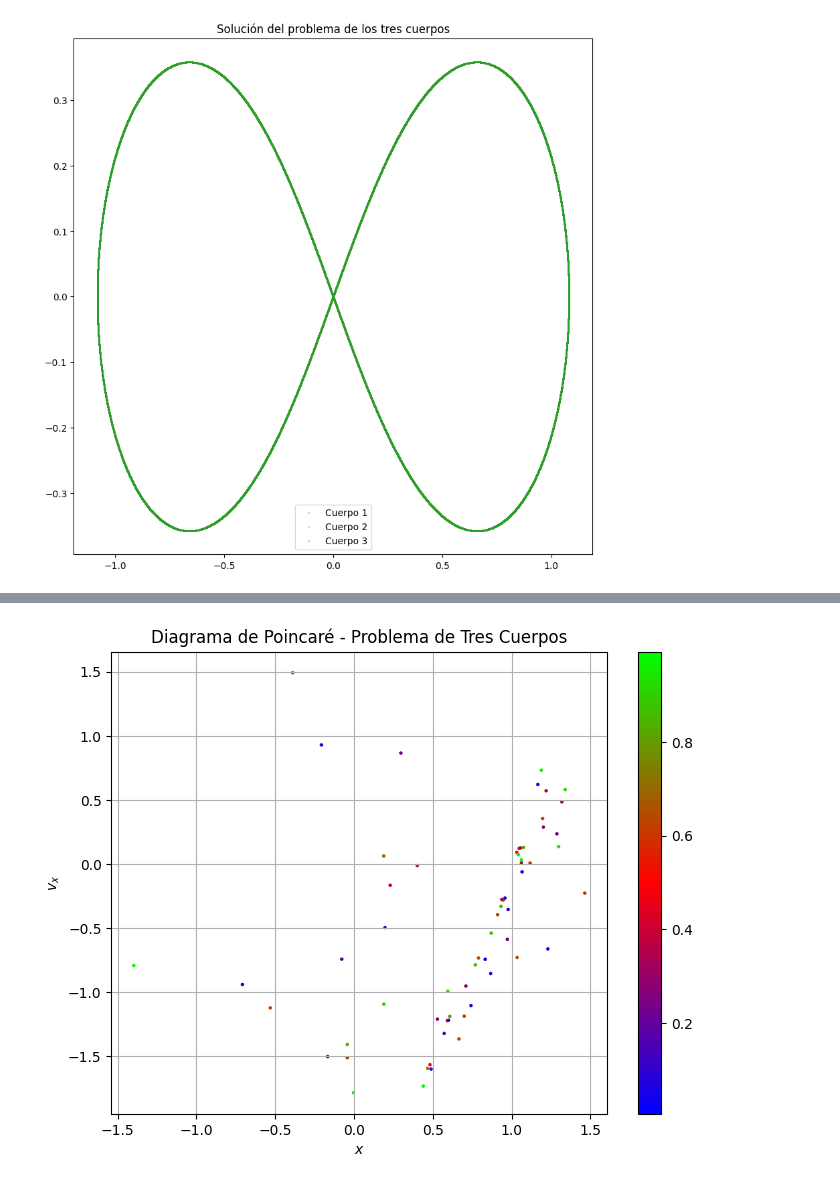
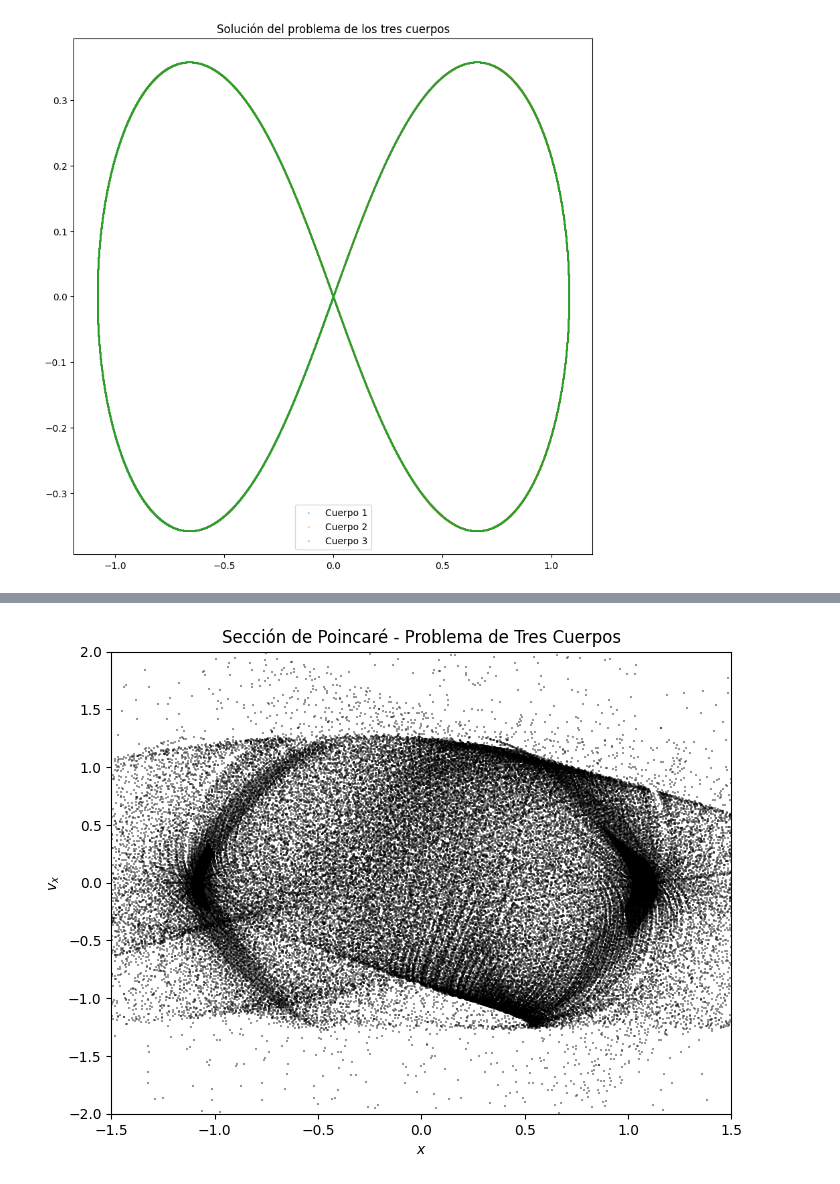
Before and after one commit to Another-DevX/Metodos-computacionales, a Jupyter notebook: proyecto/tres_cuerpos.ipynb, the cells around one changed output, grey strips where cells are left out. Cells and saved outputs as stored; diff of their text form; code cells hidden in the pictures.

```diff
--- a/proyecto/tres_cuerpos.ipynb
+++ b/proyecto/tres_cuerpos.ipynb
@@ -573,24 +574,23 @@ KeyboardInterrupt:
 # %%
 def plot_poincare_from_csv(filename="poincare_data.csv", x_range=(-2, 2), vx_range=(-2, 2)):
     """
     Carga datos de un CSV y grafica la sección de Poincaré.
     """
     df = pd.read_csv(filename)
-    df["color"] = np.random.uniform(0, 1, len(df))
-    df_filtered = df
+
     df_filtered = df[(df["x"] >= x_range[0]) & (df["x"] <= x_range[1]) &
                      (df["vx"] >= vx_range[0]) & (df["vx"] <= vx_range[1])]
 
     plt.figure(figsize=(8, 6))
-    scatter = plt.scatter(df_filtered["x"], df_filtered["vx"], c=df_filtered["color"], cmap="brg", marker=".", s=25, edgecolor='none')
-    cbar = plt.colorbar(scatter)
+    plt.scatter(df_filtered["x"], df_filtered["vx"] , marker='+', s=1, alpha=0.4, c='black')
     plt.xlabel(r"$x$")
     plt.ylabel(r"$v_x$")
-    plt.title("Diagrama de Poincaré - Problema de Tres Cuerpos")
-    plt.grid()
+    plt.xlim(-1.5, 1.5)
+    plt.ylim(-2, 2)
+    plt.title("Sección de Poincaré - Problema de Tres Cuerpos")
     plt.show()
 
 # Cargar y graficar datos desde CSV
 plot_poincare_from_csv()
 # %% [output]
-[figure, old version]
+[figure, new version]
```
Also changed, not shown: parts of 4 cells of this notebook, 1 other file.
